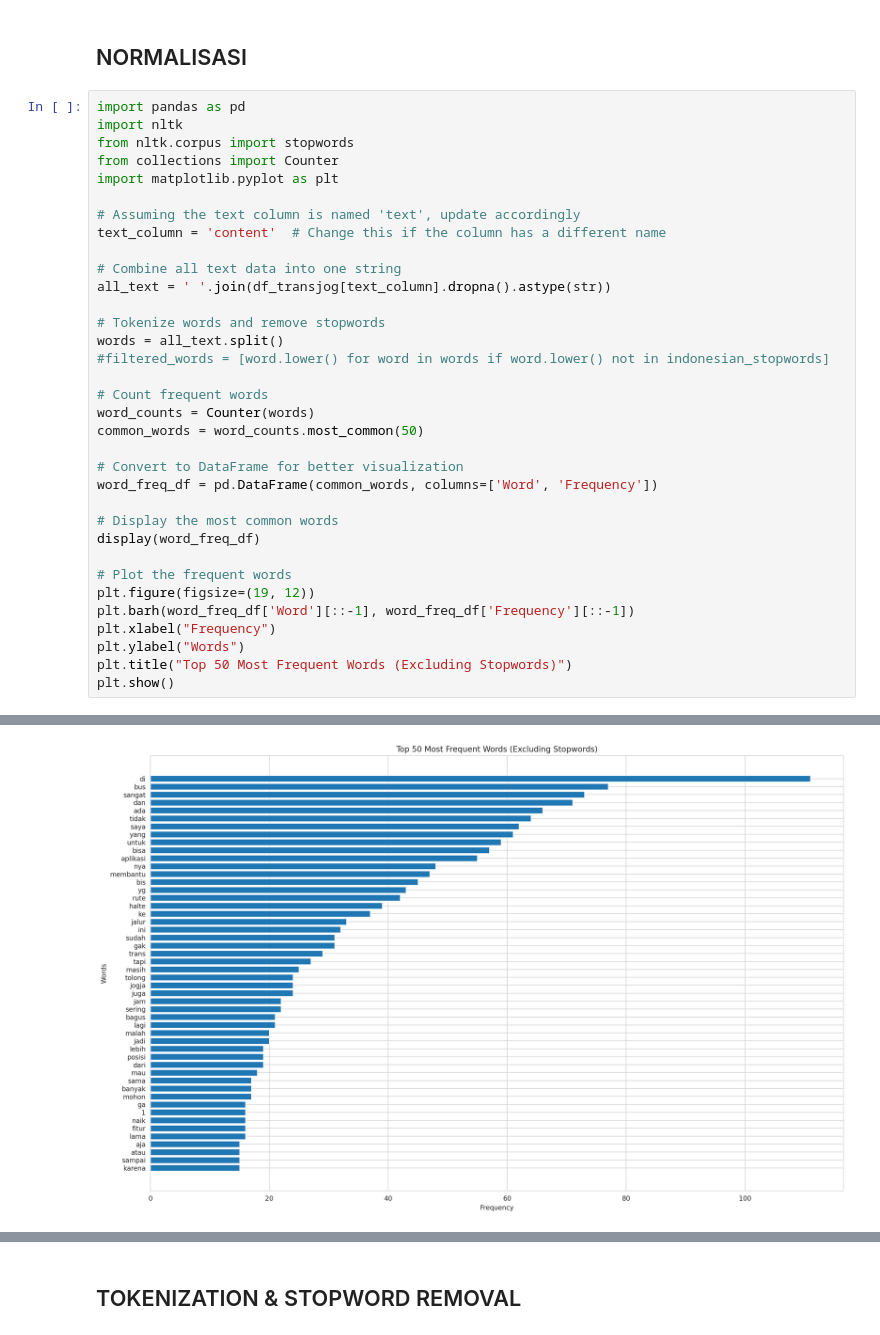
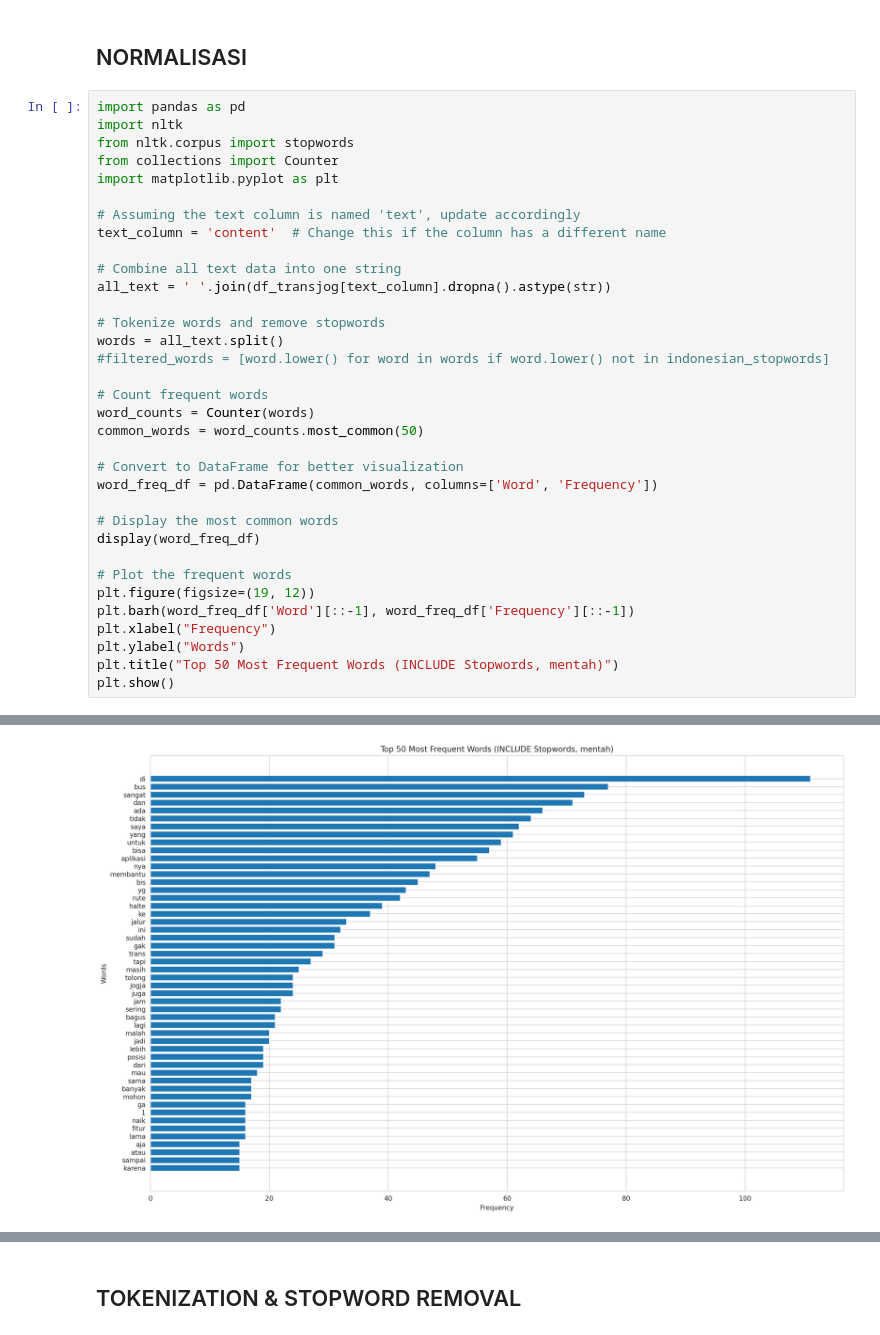
Before and after one commit to renaldoaluska/pba2025gasal, a Jupyter notebook: PBA_Week2.ipynb, the cells around one changed output, grey strips where cells are left out. Drawn from its saved outputs; the diff is of its cells as text.

```diff
--- a/PBA_Week2.ipynb
+++ b/PBA_Week2.ipynb
@@ -319,35 +323,35 @@ common_words = word_counts.most_common(50)
 # Convert to DataFrame for better visualization
 word_freq_df = pd.DataFrame(common_words, columns=['Word', 'Frequency'])
 
 # Display the most common words
 display(word_freq_df)
 
 # Plot the frequent words
 plt.figure(figsize=(19, 12))
 plt.barh(word_freq_df['Word'][::-1], word_freq_df['Frequency'][::-1])
 plt.xlabel("Frequency")
 plt.ylabel("Words")
-plt.title("Top 50 Most Frequent Words (Excluding Stopwords)")
+plt.title("Top 50 Most Frequent Words (INCLUDE Stopwords, mentah)")
 plt.show()
 # %% [output]
 |  | Word | Frequency |
 | 0 | di | 111 |
 | 1 | bus | 77 |
 | 2 | sangat | 73 |
 | 3 | dan | 71 |
 | 4 | ada | 66 |
 | 5 | tidak | 64 |
 | 6 | saya | 62 |
 | 7 | yang | 61 |
 | 8 | untuk | 59 |
 | 9 | bisa | 57 |
 | ... | ... | ... |
 | 45 | lama | 16 |
 | 46 | aja | 15 |
 | 47 | atau | 15 |
 | 48 | sampai | 15 |
 | 49 | karena | 15 |
-[figure, old version]
+[figure, new version]
 # %%
 import pandas as pd
 import re
```
Also changed, not shown: parts of 13 cells of this notebook.
